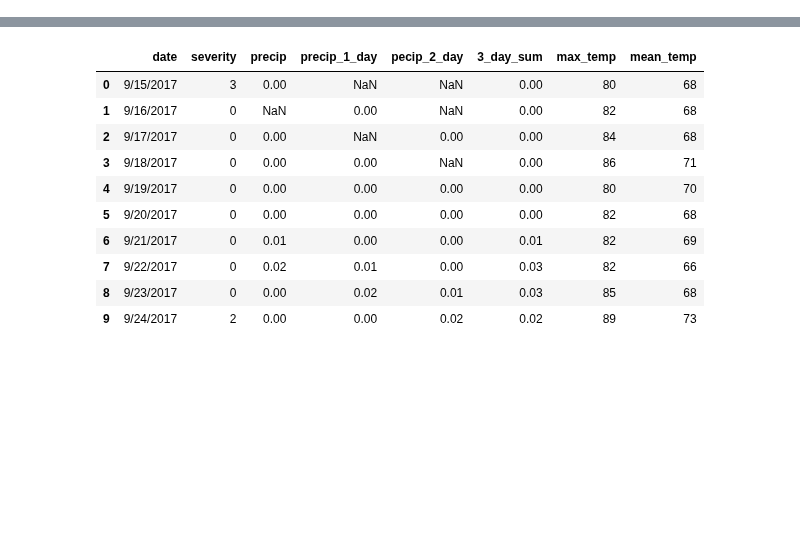
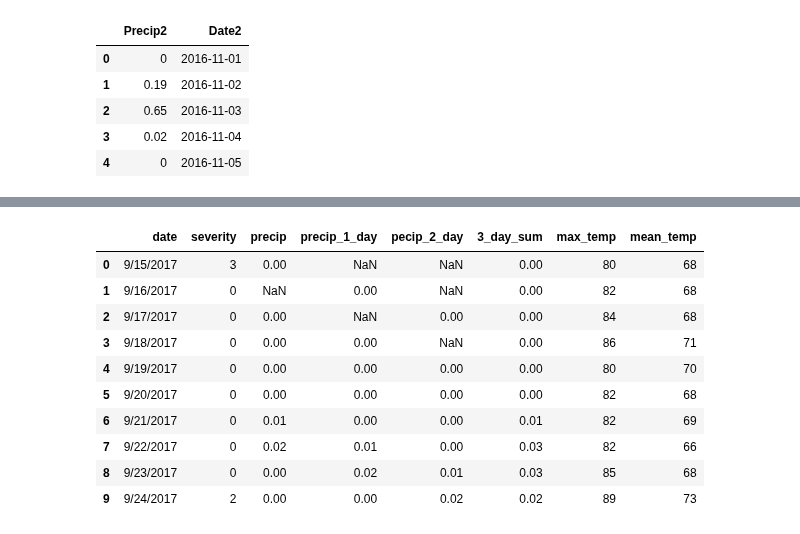
Before and after one commit to ChrisHarvey21/HABs, a Jupyter notebook: HABs.ipynb, the cells around one changed output, grey strips where cells are left out. Cells and saved outputs as stored; diff of their text form; code cells hidden in the pictures; blank space fills up the shorter version.

```diff
--- a/HABs.ipynb
+++ b/HABs.ipynb
@@ -126,3 +222,12 @@ df4.drop(['Date', 'Date1'], axis=1, inplace=True)
+# %%
+df4.head()
+# %% [output]
+|  | Precip2 | Date2 |
+| 0 | 0 | 2016-11-01 |
+| 1 | 0.19 | 2016-11-02 |
+| 2 | 0.65 | 2016-11-03 |
+| 3 | 0.02 | 2016-11-04 |
+| 4 | 0 | 2016-11-05 |
 # %%
 #Merge df2 together based on the first subtracted date
 #dataframe one reset index
```
Also changed, not shown: parts of 14 cells of this notebook.
